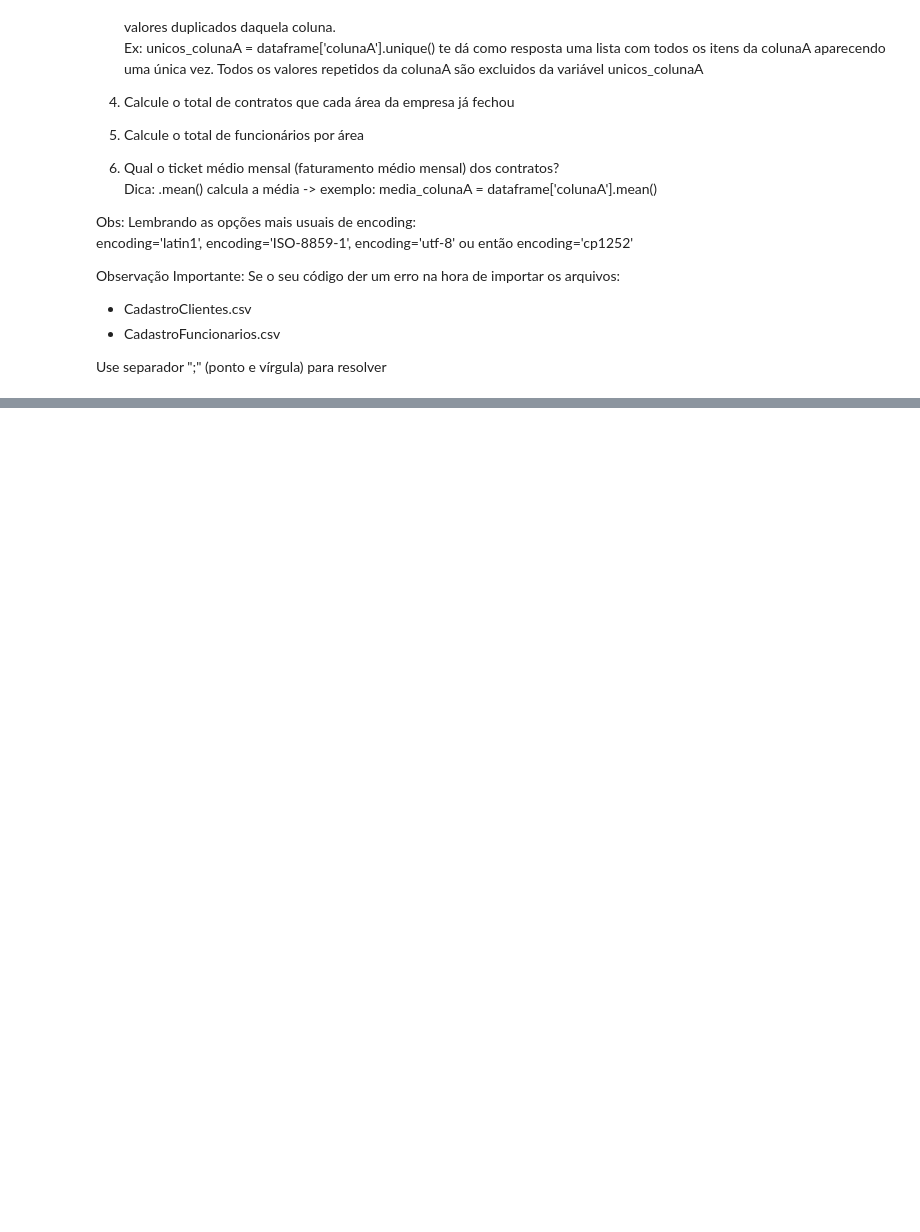
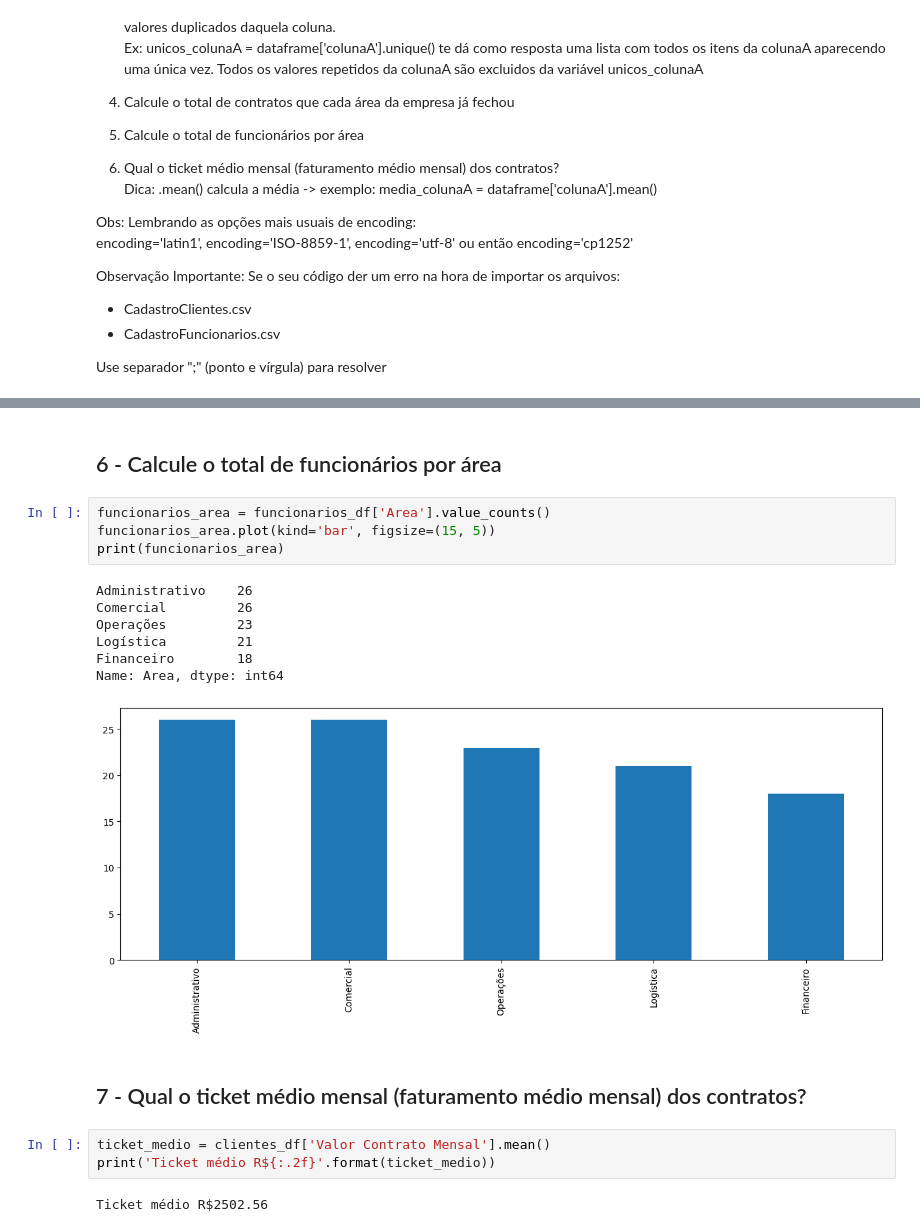
Before and after one commit to thiarly/impressionador-python-course, a Jupyter notebook: 19 - Análise de Dados com Pandas + Integração Python e Excel/18.13 Exercícios Pandas.ipynb, the cells around one changed output, grey strips where cells are left out. Cells and saved outputs as stored; diff of their text form; blank space fills up the shorter version.

```diff
--- a/19 - Análise de Dados com Pandas + Integração Python e Excel/18.13 Exercícios Pandas.ipynb
+++ b/19 - Análise de Dados com Pandas + Integração Python e Excel/18.13 Exercícios Pandas.ipynb
@@ -72,0 +167,21 @@ display(funcionarios_df)
+# %% [markdown]
+## 6 - Calcule o total de funcionários por área
+# %%
+funcionarios_area = funcionarios_df['Area'].value_counts()
+funcionarios_area.plot(kind='bar', figsize=(15, 5))
+print(funcionarios_area)
+# %% [output]
+Administrativo    26
+Comercial         26
+Operações         23
+Logística         21
+Financeiro        18
+Name: Area, dtype: int64
+[figure, added]
+# %% [markdown]
+## 7 - Qual o ticket médio mensal (faturamento médio mensal) dos contratos?
+# %%
+ticket_medio = clientes_df['Valor Contrato Mensal'].mean()
+print('Ticket médio R${:.2f}'.format(ticket_medio))
+# %% [output]
+Ticket médio R$2502.56
```
Also changed, not shown: parts of 10 cells of this notebook, 1 other file.
